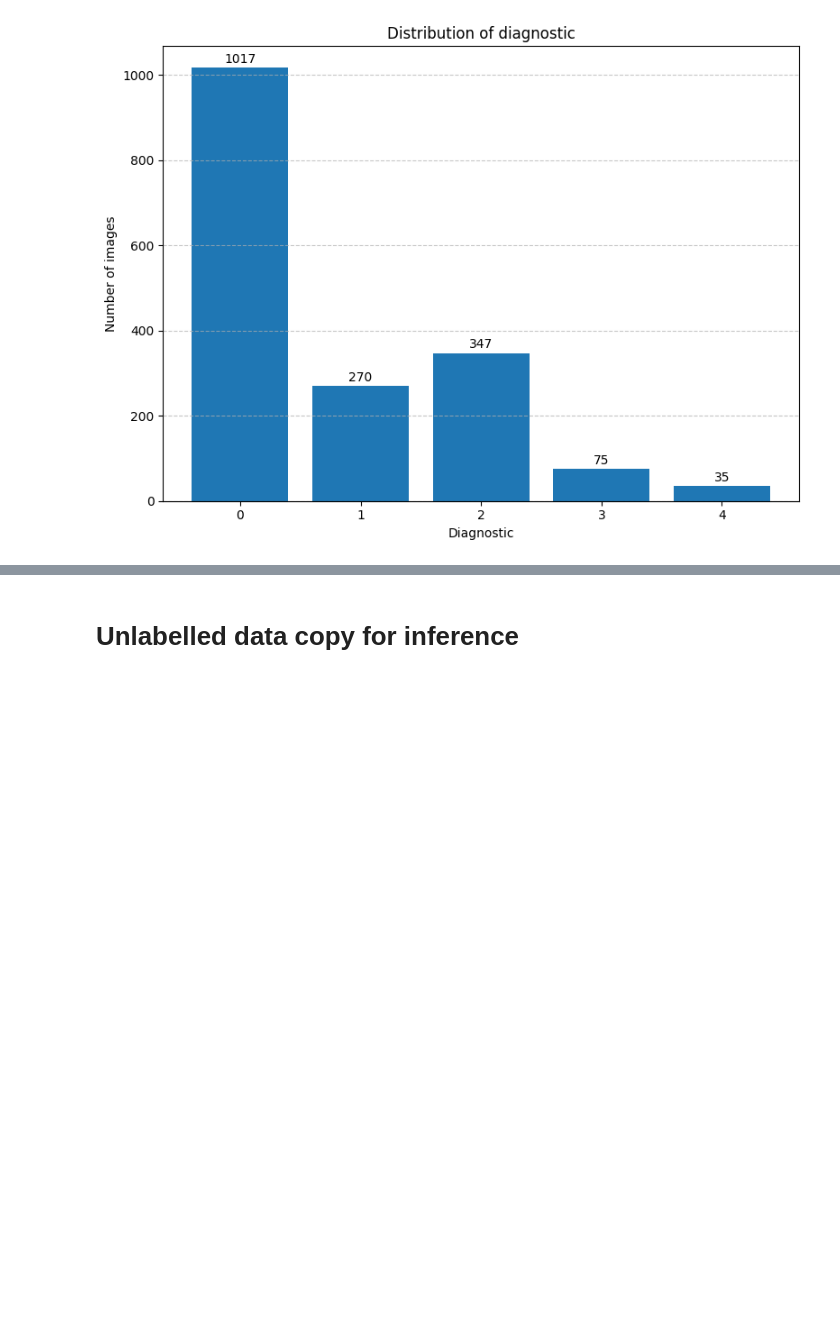
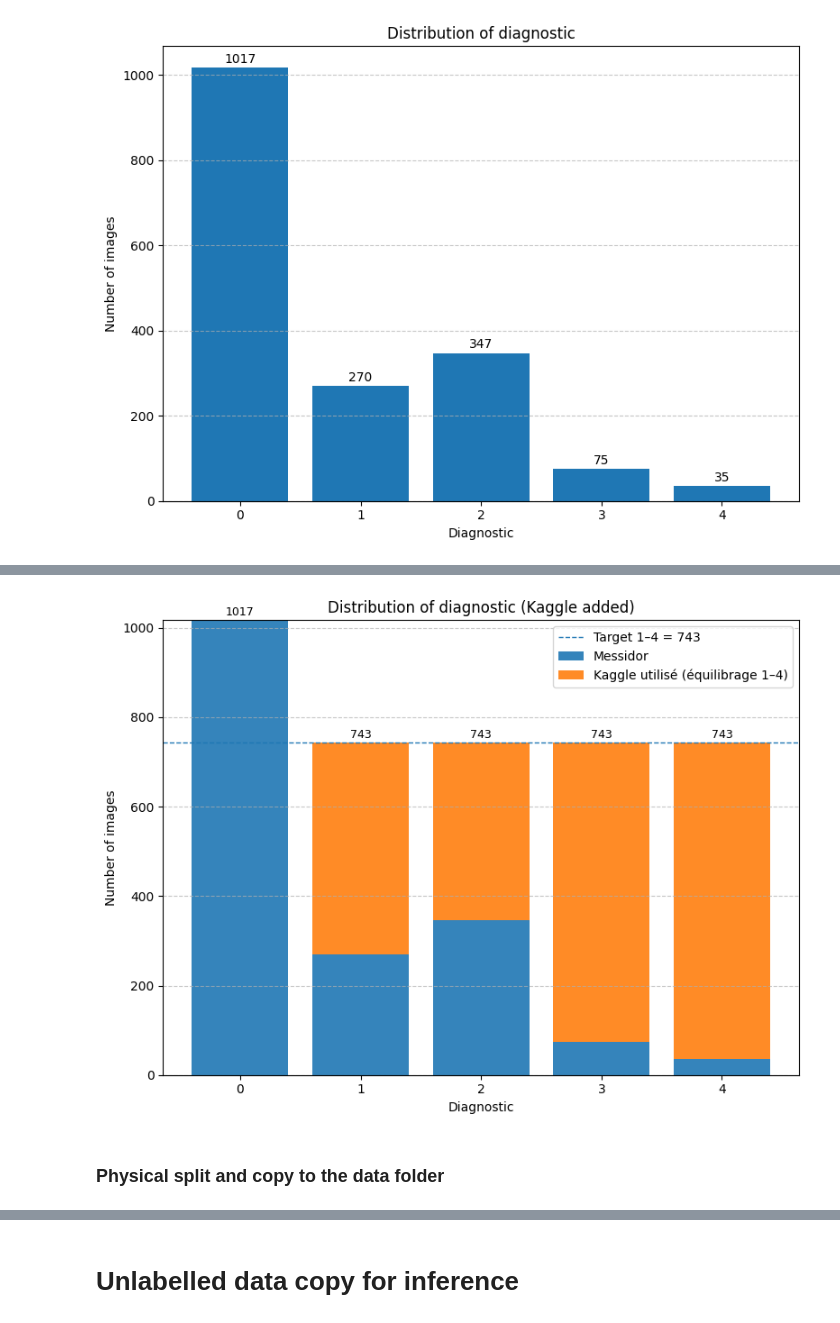
Before and after one commit to RSoups11/RETFound_MAE, a Jupyter notebook: copy_images.ipynb, the cells around one changed output, grey strips where cells are left out. Saved outputs shown, nothing was run; the diff lists cells and outputs as text; code cells hidden in the pictures; blank space fills up the shorter version.

```diff
--- a/copy_images.ipynb
+++ b/copy_images.ipynb
@@ -285,0 +362,77 @@ Name: count, dtype: int64
+# %%
+messidor_counts = df['diagnosis'].value_counts().sort_index()
+messidor_counts = messidor_counts.reindex(range(5), fill_value=0)
+
+# Count Kaggle (../images/kaggle/name*_lvl{1..4}.*)
+kaggle_dir = "../images/kaggle"
+kaggle_counts = Counter({0:0, 1:0, 2:0, 3:0, 4:0})
+
+if os.path.isdir(kaggle_dir):
+    pattern = re.compile(r"_lvl([1-4])\.[^.]+$", re.IGNORECASE)
+    for fname in os.listdir(kaggle_dir):
+        m = pattern.search(fname)
+        if m:
+            lvl = int(m.group(1))
+            kaggle_counts[lvl] += 1
+else:
+    print(f"Folder not found : {kaggle_dir}.")
+
+kaggle_avail = pd.Series([kaggle_counts[i] for i in range(5)], index=range(5))
+
+# Balance the number of class (0 ignored) based on the lowest count class (class 4)
+target_1_4 = min(messidor_counts[c] + kaggle_avail[c] for c in [1,2,3,4])
+
+# Usable Kaggle image
+kaggle_used_vals = []
+for c in range(5):
+    if c == 0:
+        kaggle_used_vals.append(0)
+    else:
+        need = max(0, target_1_4 - messidor_counts[c])
+        use  = min(kaggle_avail[c], need)
+        kaggle_used_vals.append(int(use))
+
+kaggle_used = pd.Series(kaggle_used_vals, index=range(5))
+kaggle_left = kaggle_avail - kaggle_used
+
+# New count
+total_after = messidor_counts + kaggle_used
+
+# --- Prints ---
+print("Distribution Messidor :")
+print(messidor_counts)
+print("\nKaggle disponible (1–4) :")
+print(kaggle_avail)
+print(f"\nTarget possible for a balanced distribution (classes 1–4) : {target_1_4}")
+print("\nKaggle used to reach target :")
+print(kaggle_used)
+print("\nKaggle not used :")
+print(kaggle_left)
+print("\nNew toal :")
+print(total_after)
+
+# Graph
+plt.figure(figsize=(8, 6))
+x = np.arange(5).astype(str)  # "0","1","2","3","4"
+
+bars_base = plt.bar(x, messidor_counts.values, label="Messidor", alpha=0.9)
+bars_add  = plt.bar(x, kaggle_used.values, bottom=messidor_counts.values,
+                    label="Kaggle utilisé (équilibrage 1–4)", alpha=0.9)
+
+# Horizontal line
+plt.axhline(y=target_1_4, linestyle="--", linewidth=1, label=f"Target 1–4 = {target_1_4}")
+
+# Labels over
+for i, (b1, add_val) in enumerate(zip(bars_base, kaggle_used.values)):
+    total_val = messidor_counts.values[i] + add_val
+    plt.text(b1.get_x() + b1.get_width()/2, b1.get_height() + add_val + 5,
+             int(total_val), ha='center', va='bottom', fontsize=9)
+
+plt.title("Distribution of diagnostic (Kaggle added)")
+plt.xlabel("Diagnostic")
+plt.ylabel("Number of images")
+plt.grid(axis='y', linestyle='--', alpha=0.7)
+plt.legend()
+plt.tight_layout()
+plt.show()
+# %% [output]
@@ -286,3 +456,6 @@ Name: count, dtype: int64
+[figure, added]
+# %% [markdown]
+### Physical split and copy to the data folder
 # %%
 for split_name in ["train", "val", "test"]:
     for class_value in range(5):  # classes 0 à 4
```
Also changed, not shown: parts of 16 cells of this notebook, 2 other files.
